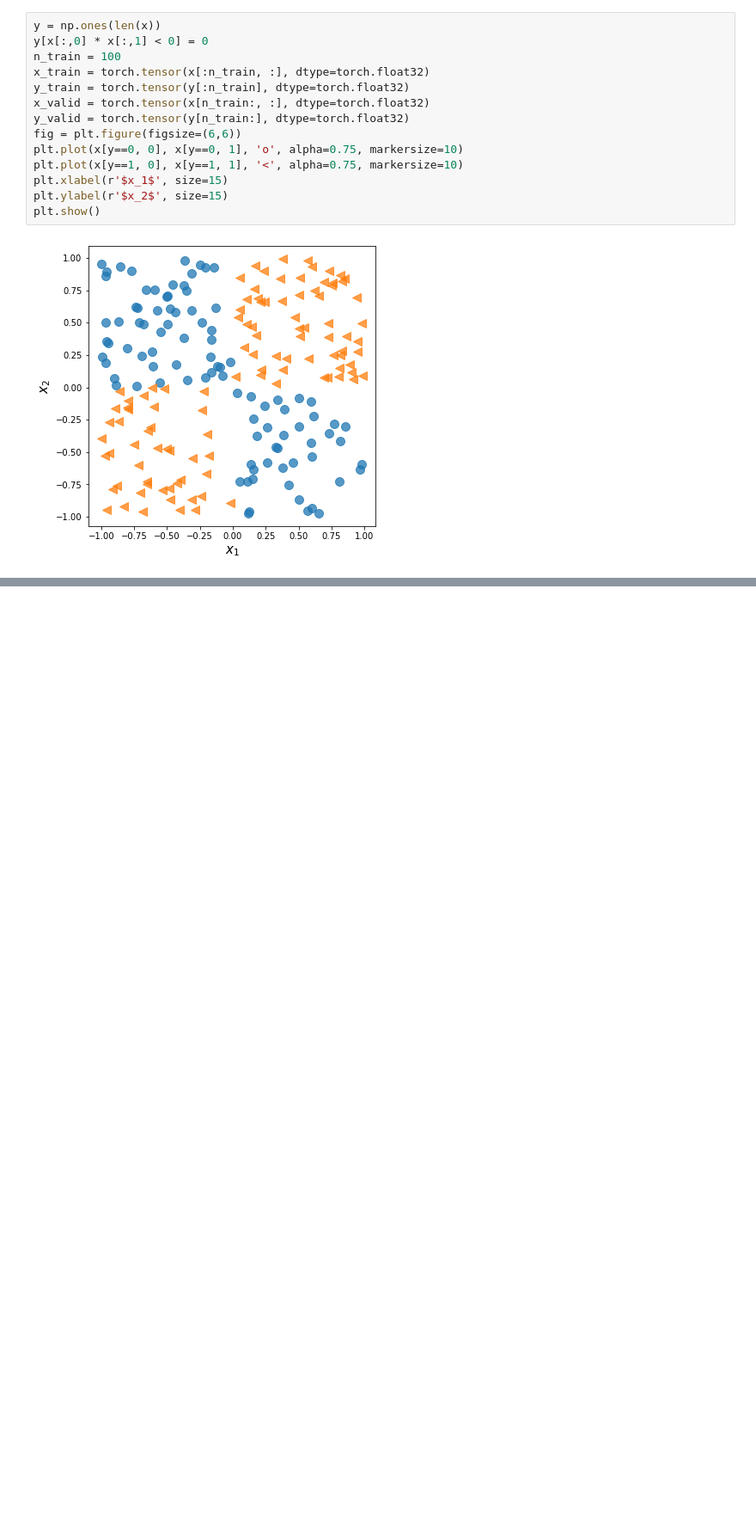
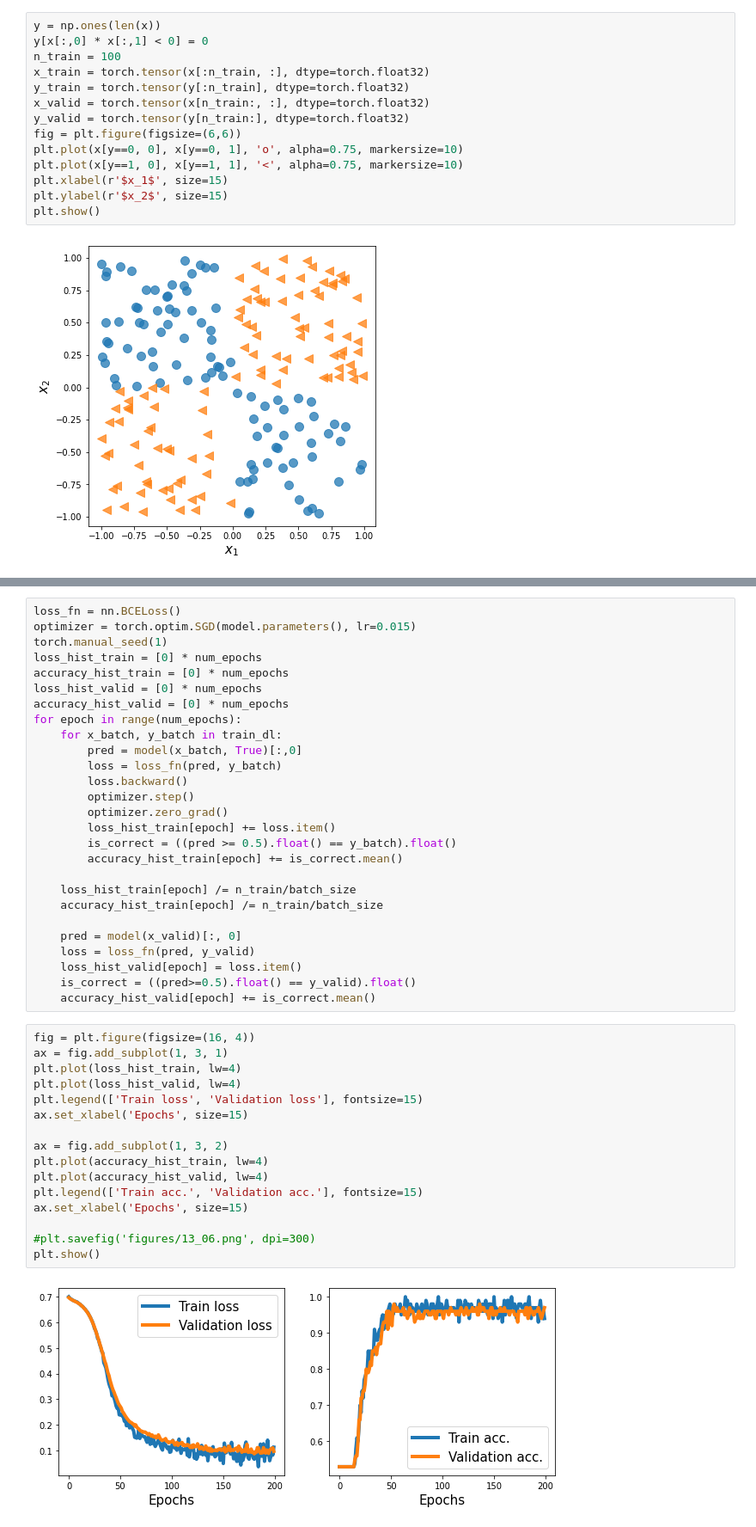
Before and after one commit to sachin80/machine-learning-book, a Jupyter notebook: ch13/ch13_copy.ipynb, the cells around one changed output, grey strips where cells are left out. Shown at 86% size. Drawn from its saved outputs; the diff is of its cells as text; blank space fills up the shorter version.

```diff
--- a/ch13/ch13_copy.ipynb
+++ b/ch13/ch13_copy.ipynb
@@ -85,0 +279,45 @@ plt.show()
+# %%
+loss_fn = nn.BCELoss()
+optimizer = torch.optim.SGD(model.parameters(), lr=0.015)
+torch.manual_seed(1)
+loss_hist_train = [0] * num_epochs
+accuracy_hist_train = [0] * num_epochs
+loss_hist_valid = [0] * num_epochs
+accuracy_hist_valid = [0] * num_epochs
+for epoch in range(num_epochs):
+    for x_batch, y_batch in train_dl:
+        pred = model(x_batch, True)[:,0]
+        loss = loss_fn(pred, y_batch)
+        loss.backward()
+        optimizer.step()
+        optimizer.zero_grad()
+        loss_hist_train[epoch] += loss.item()
+        is_correct = ((pred >= 0.5).float() == y_batch).float()
+        accuracy_hist_train[epoch] += is_correct.mean()
+
+    loss_hist_train[epoch] /= n_train/batch_size
+    accuracy_hist_train[epoch] /= n_train/batch_size
+
+    pred = model(x_valid)[:, 0]
+    loss = loss_fn(pred, y_valid)
+    loss_hist_valid[epoch] = loss.item()
+    is_correct = ((pred>=0.5).float() == y_valid).float()
+    accuracy_hist_valid[epoch] += is_correct.mean()
+# %%
+fig = plt.figure(figsize=(16, 4))
+ax = fig.add_subplot(1, 3, 1)
+plt.plot(loss_hist_train, lw=4)
+plt.plot(loss_hist_valid, lw=4)
+plt.legend(['Train loss', 'Validation loss'], fontsize=15)
+ax.set_xlabel('Epochs', size=15)
+
+ax = fig.add_subplot(1, 3, 2)
+plt.plot(accuracy_hist_train, lw=4)
+plt.plot(accuracy_hist_valid, lw=4)
+plt.legend(['Train acc.', 'Validation acc.'], fontsize=15)
+ax.set_xlabel('Epochs', size=15)
+
+#plt.savefig('figures/13_06.png', dpi=300)
+plt.show()
+# %% [output]
+[figure, added]
```
Also changed, not shown: parts of 14 cells of this notebook, 1 other file.
